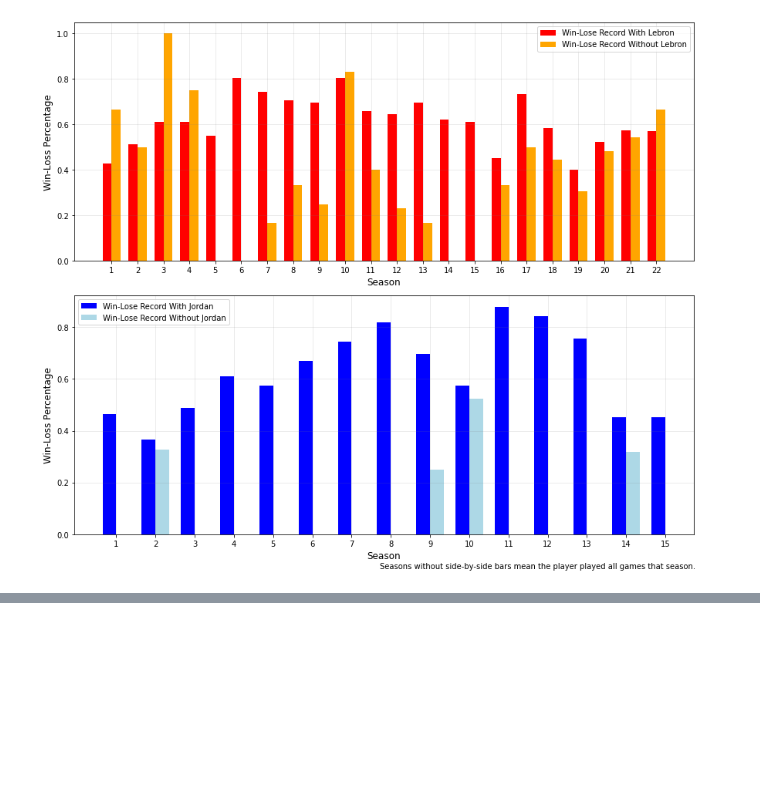
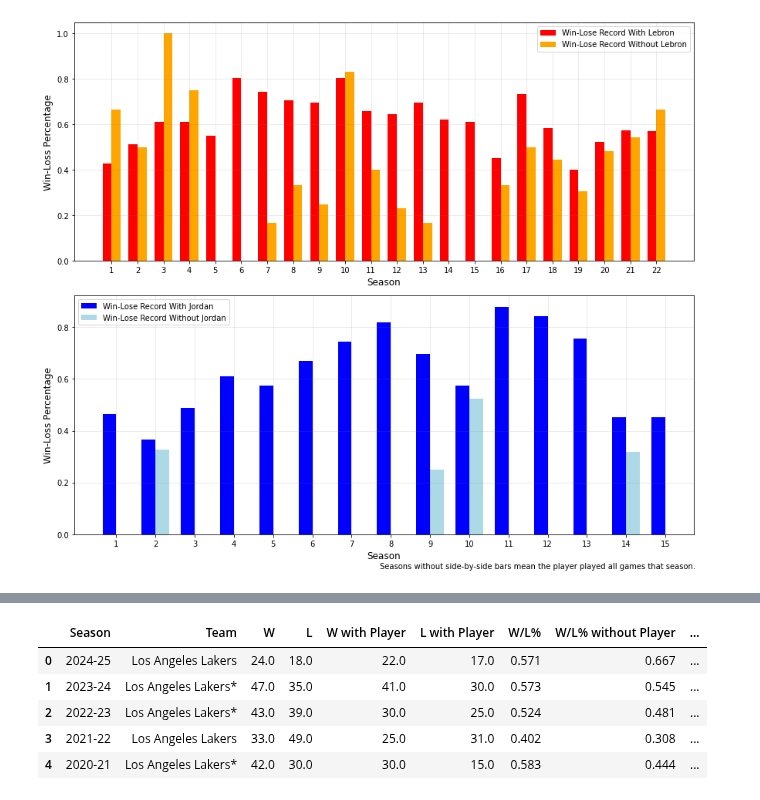
Before and after one commit to gohsoonhao/therealGOAT, a Jupyter notebook: 2b_reg_season_team_success.ipynb, the cells around one changed output, grey strips where cells are left out. Cells and saved outputs as stored; diff of their text form; code cells hidden in the pictures; blank space fills up the shorter version.

```diff
--- a/2b_reg_season_team_success.ipynb
+++ b/2b_reg_season_team_success.ipynb
@@ -132,0 +136,13 @@ teammates_df.head()
+# %%
+# Join teammate table to my original w/l table
+selected_1 = team_stats[['Season', 'Team','W','L','W with Player','L with Player','W/L%','W/L% without Player']]
+selected_2 = teammates_df[['Season','Player','Teammate W','Teammate L','Allstar teammate W-L%']]
+combined = pd.merge(selected_1, selected_2, on='Season', how='outer')
+combined.head()
+# %% [output]
+|  | Season | Team | W | L | W with Player | L with Player | W/L% | W/L% without Player | ... |
+| 0 | 2024-25 | Los Angeles Lakers | 24.0 | 18.0 | 22.0 | 17.0 | 0.571 | 0.667 | ... |
+| 1 | 2023-24 | Los Angeles Lakers* | 47.0 | 35.0 | 41.0 | 30.0 | 0.573 | 0.545 | ... |
+| 2 | 2022-23 | Los Angeles Lakers* | 43.0 | 39.0 | 30.0 | 25.0 | 0.524 | 0.481 | ... |
+| 3 | 2021-22 | Los Angeles Lakers | 33.0 | 49.0 | 25.0 | 31.0 | 0.402 | 0.308 | ... |
+| 4 | 2020-21 | Los Angeles Lakers* | 42.0 | 30.0 | 30.0 | 15.0 | 0.583 | 0.444 | ... |
```
Also changed, not shown: parts of 4 cells of this notebook.
